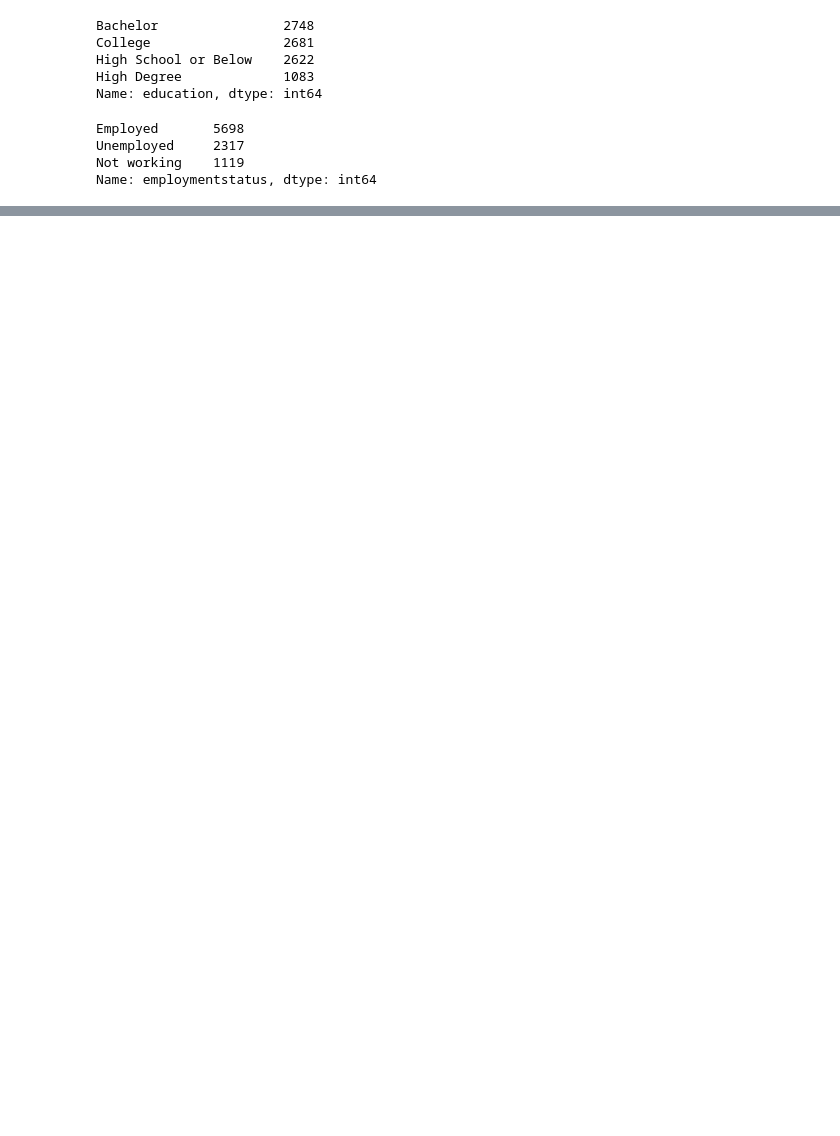
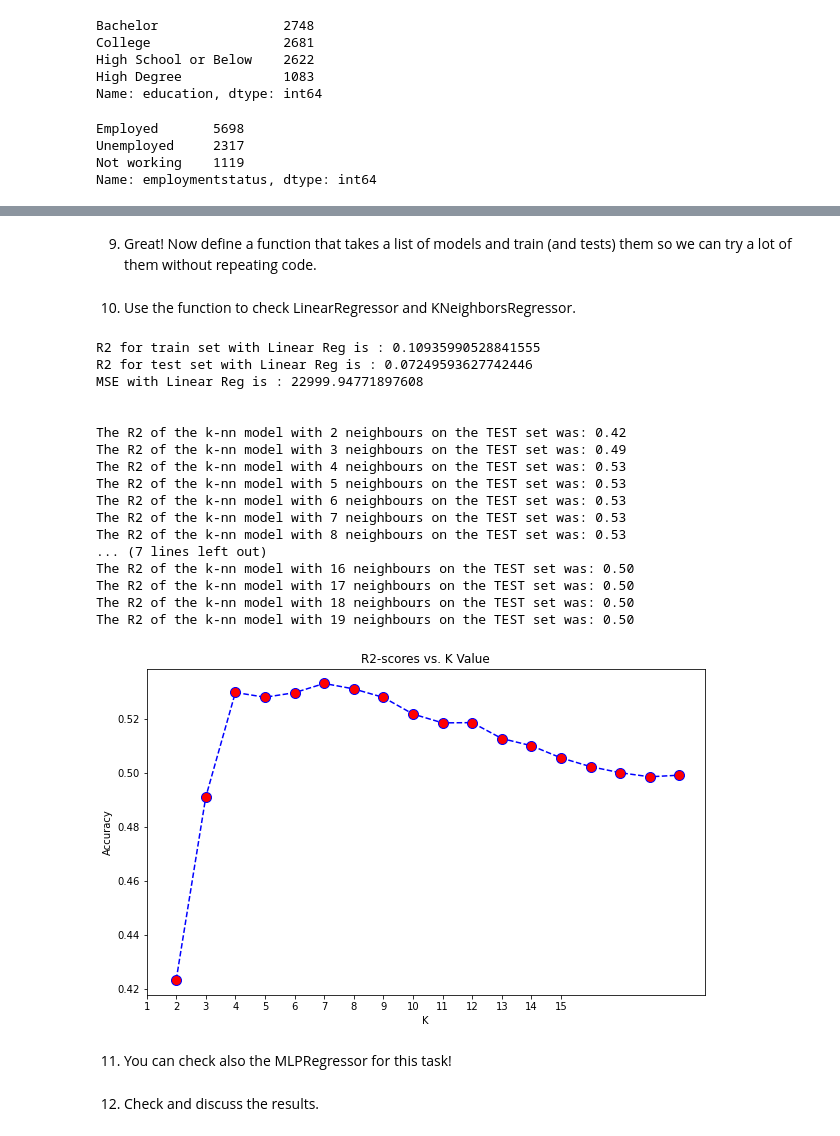
Before and after one commit to audedef/lab-week4-clean-knn-tests, a Jupyter notebook: Lab_week4_answer.ipynb, the cells around one changed output, grey strips where cells are left out. Saved outputs shown, nothing was run; the diff lists cells and outputs as text; code cells hidden in the pictures; blank space fills up the shorter version.

Commit message:
part 3 - reg models

```diff
--- a/Lab_week4_answer.ipynb
+++ b/Lab_week4_answer.ipynb
@@ -649,0 +1151,3 @@ Name: vehicle_size, dtype: int64
+# %%
+encoder_vehicle_size_test = pd.DataFrame(encoder_vehicle_size.transform(ordinal_test[['vehicle_size']]), columns = {'vehicle_size'})
+encoder_vehicle_size_test
@@ -649,0 +1341,2 @@ Name: vehicle_size, dtype: int64
+# %% [markdown]
+9. Great! Now define a function that takes a list of models and train (and tests) them so we can try a lot of them without repeating code.
@@ -649,0 +1349,37 @@ Name: vehicle_size, dtype: int64
+# %%
+def test_functions(X_train, y_train, X_test, y_test) :
+
+    lrm = LinearRegression().fit(X_train, y_train)
+    y_pred_lrm_train = lrm.predict(X_train)
+    print("R2 for train set with Linear Reg is :", r2_score(y_pred_lrm_train,y_train))
+    y_pred_lrm_test = lrm.predict(X_test)
+    print("R2 for test set with Linear Reg is :", r2_score(y_pred_lrm_test,y_test))
+    print("MSE with Linear Reg is :", mean_squared_error(y_pred_lrm_test,y_test))
+
+    print()
+
+    #classification = LogisticRegression(random_state=3, solver='lbfgs', multi_class='ovr')
+    #classification.fit(X_train, y_train)
+    #y_pred_class_train = classification.predict(X_train)
+    #y_pred_class_test  = classification.predict(X_test)
+    #print(classification_report(y_train, y_pred_class_train,target_names=['A','B']))
+    #print(classification_report(y_test, y_pred_class_test,target_names=['A','B']))
+
+    print()
+
+    knn_models = []
+    scores = []
+    for k in range(2,20):
+        model = KNeighborsRegressor(n_neighbors=k)
+        model.fit(X_train, y_train)
+        knn_models.append(model)
+        scores.append(model.score(X_test, y_test))
+    for index,score in enumerate(scores):
+        print("The R2 of the k-nn model with {} neighbours on the TEST set was: {:.2f}".format(index+2,score))
+
+    plt.figure(figsize=(10,6))
+    plt.plot(range(2,20),scores,color = 'blue', linestyle='dashed', marker='o', markerfacecolor='red', markersize=10)
+    plt.title('R2-scores vs. K Value')
+    plt.xticks(range(1,16))
+    plt.xlabel('K')
+    plt.ylabel('Accuracy')
@@ -649,0 +1388,29 @@ Name: vehicle_size, dtype: int64
+# %% [markdown]
+10. Use the function to check LinearRegressor and KNeighborsRegressor.
+# %%
+#continuous_df, discrete_df =
+test_functions(df_numerical_train, y_train, df_numerical_test, y_test)
+#display(discrete_df.head())
+# %% [output]
+R2 for train set with Linear Reg is : 0.10935990528841555
+R2 for test set with Linear Reg is : 0.07249593627742446
+MSE with Linear Reg is : 22999.94771897608
+
+
+The R2 of the k-nn model with 2 neighbours on the TEST set was: 0.42
+The R2 of the k-nn model with 3 neighbours on the TEST set was: 0.49
+The R2 of the k-nn model with 4 neighbours on the TEST set was: 0.53
+The R2 of the k-nn model with 5 neighbours on the TEST set was: 0.53
+The R2 of the k-nn model with 6 neighbours on the TEST set was: 0.53
+The R2 of the k-nn model with 7 neighbours on the TEST set was: 0.53
+The R2 of the k-nn model with 8 neighbours on the TEST set was: 0.53
+... (7 lines left out)
+The R2 of the k-nn model with 16 neighbours on the TEST set was: 0.50
+The R2 of the k-nn model with 17 neighbours on the TEST set was: 0.50
+The R2 of the k-nn model with 18 neighbours on the TEST set was: 0.50
+The R2 of the k-nn model with 19 neighbours on the TEST set was: 0.50
+[figure, added]
+# %% [markdown]
+11. You can check also the MLPRegressor for this task!
+# %% [markdown]
+12. Check and discuss the results.
```
Also changed, not shown: parts of 96 cells of this notebook.
